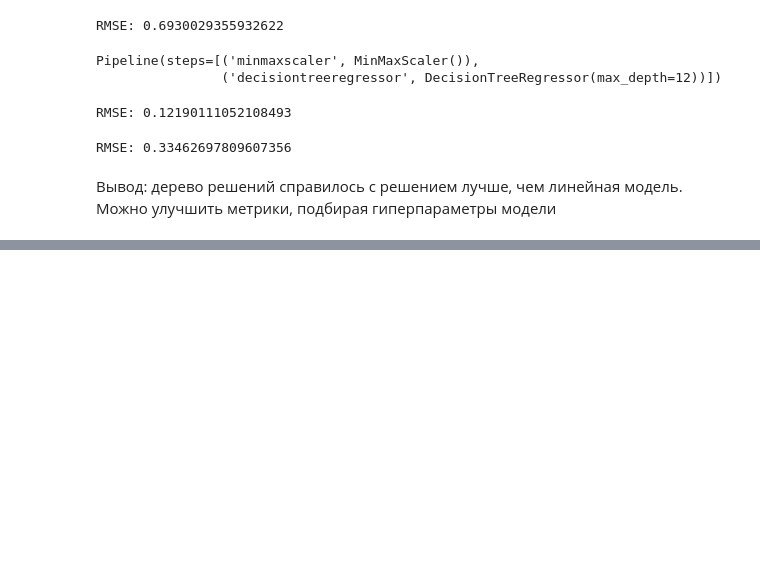
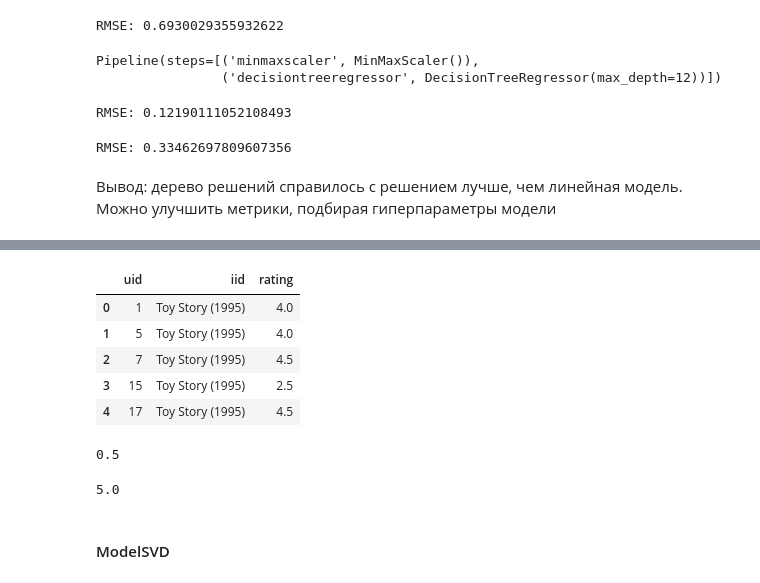
Before and after one commit to VyacheslavGusev/Rec_sys, a Jupyter notebook: HW_Practice_Rec_Sys.ipynb, the cells around one changed output, grey strips where cells are left out. Cells and saved outputs as stored; diff of their text form; code cells hidden in the pictures; blank space fills up the shorter version.

```diff
--- a/HW_Practice_Rec_Sys.ipynb
+++ b/HW_Practice_Rec_Sys.ipynb
@@ -297,0 +338,23 @@ RMSE: 0.33462697809607356
+# %%
+dataset = pd.DataFrame({
+    'uid': proc_df.userId,
+    'iid': proc_df.title,
+    'rating': proc_df.rating
+})
+# %%
+dataset.head()
+# %% [output]
+|  | uid | iid | rating |
+| 0 | 1 | Toy Story (1995) | 4.0 |
+| 1 | 5 | Toy Story (1995) | 4.0 |
+| 2 | 7 | Toy Story (1995) | 4.5 |
+| 3 | 15 | Toy Story (1995) | 2.5 |
+| 4 | 17 | Toy Story (1995) | 4.5 |
+# %%
+ratings.rating.min()
+# %% [output]
+0.5
+# %%
+ratings.rating.max()
+# %% [output]
+5.0
@@ -297,0 +366,2 @@ RMSE: 0.33462697809607356
+# %% [markdown]
+#### ModelSVD
```
Also changed, not shown: parts of 13 cells of this notebook.
